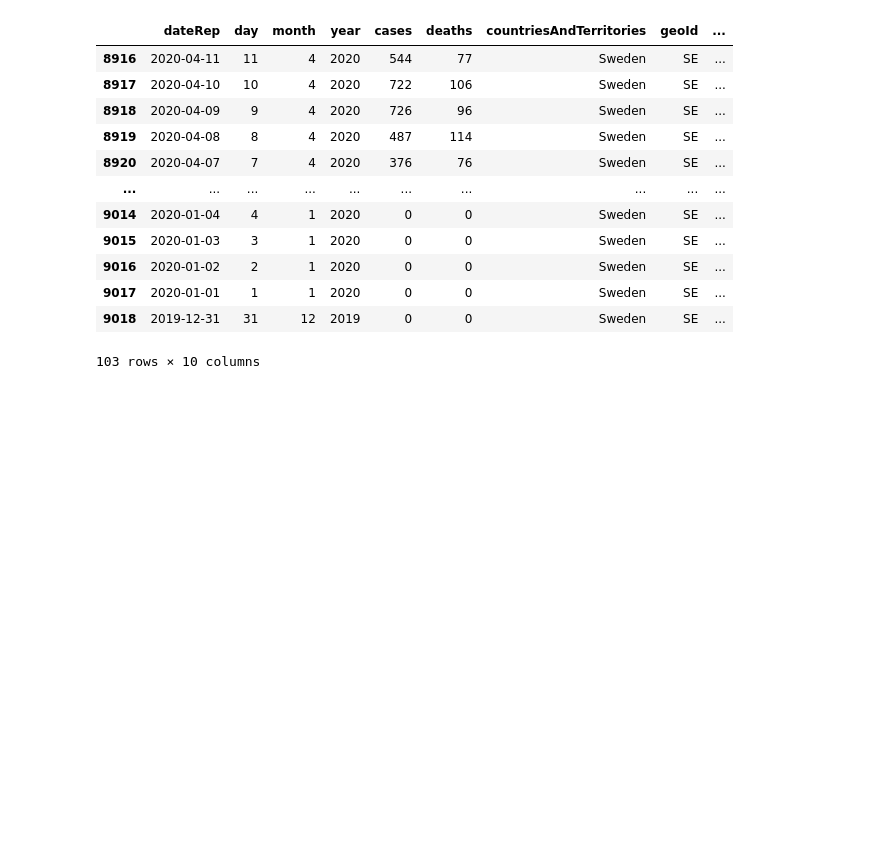
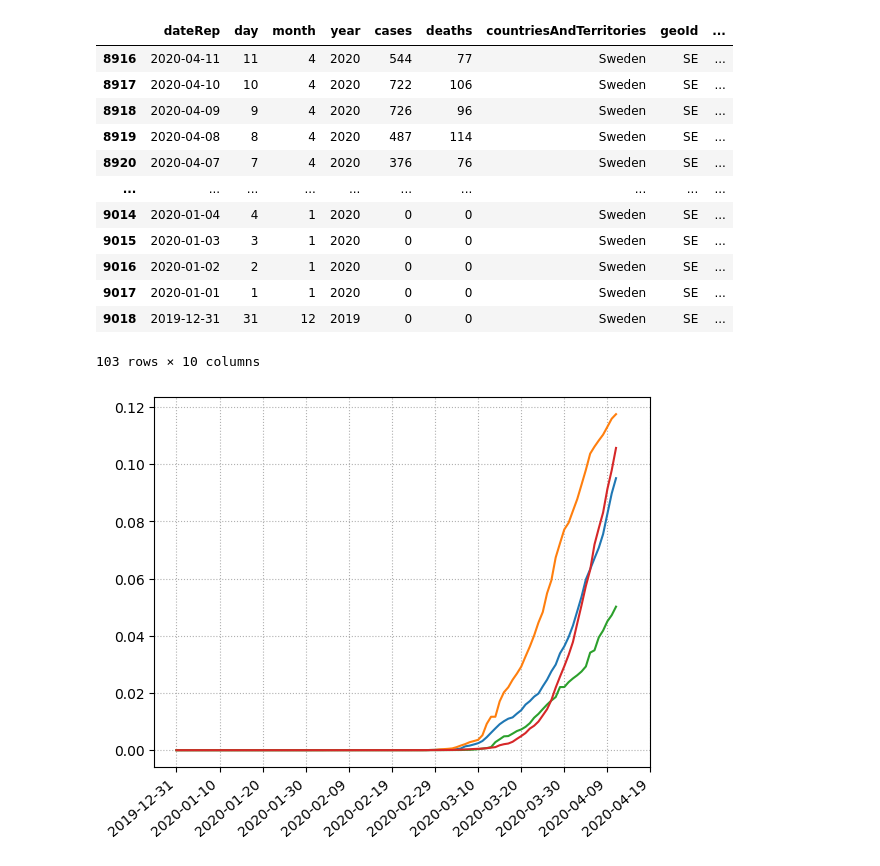
Before and after one commit to dominikmik195/mat_soft, a Jupyter notebook: corona.ipynb, the cells around one changed output. Cells and saved outputs as stored; diff of their text form; code cells hidden in the pictures; blank space fills up the shorter version.

```diff
--- a/corona.ipynb
+++ b/corona.ipynb
@@ -808,5 +808,33 @@ izdvoji_drzavu('Sweden')
 | 9017 | 2020-01-01 | 1 | 1 | 2020 | 0 | 0 | Sweden | SE | ... |
 | 9018 | 2019-12-31 | 31 | 12 | 2019 | 0 | 0 | Sweden | SE | ... |
 103 rows × 10 columns
-# %%
-def usporedba(lista)
+# %%
+def pripremi_podatke(drzava, argument):
+    dates = np.array(izdvoji_drzavu(drzava)['dateRep'])[::-1]
+    n = dates.shape[0]//10
+    base = dates[0]
+    dates2 = np.array([base + np.timedelta64(i*n, 'D') for i in range (0, 12)])
+    return [dates, dates2]
+# %%
+def usporedba(lista, argument):
+    brojevi = np.array([izdvoji_drzavu(drzava)[izdvoji_drzavu(drzava)['cases']>=0].shape[0] for drzava in lista])
+    broj = brojevi.max()
+    i = 0
+    for temp in brojevi:
+        if (broj == temp): break;
+        i += 1
+    datumi = pripremi_podatke(lista[i], argument)
+    fig, ax = plt.subplots()
+    duljina = datumi[0].shape[0]
+    for j in range (0, len(lista)):
+        nova = lista_dnevni_rast(lista[j])[::-1]
+        while (len(nova) < duljina): nova.append(0)
+        ax.plot(datumi[0], nova[::-1]/(np.array(izdvoji_drzavu(lista[j])['popData2018'])[0]/100))
+    plt.xticks(rotation=40, ha='right')
+    ax.set_xticks(datumi[1])
+    plt.grid(linestyle = ':')
+    return fig
+# %%
+usporedba(['Sweden', 'Norway', 'Finland', 'United_Kingdom'], 'cases')
+# %% [output]
+[figure, added]
```
Also changed, not shown: parts of 3 cells of this notebook.
